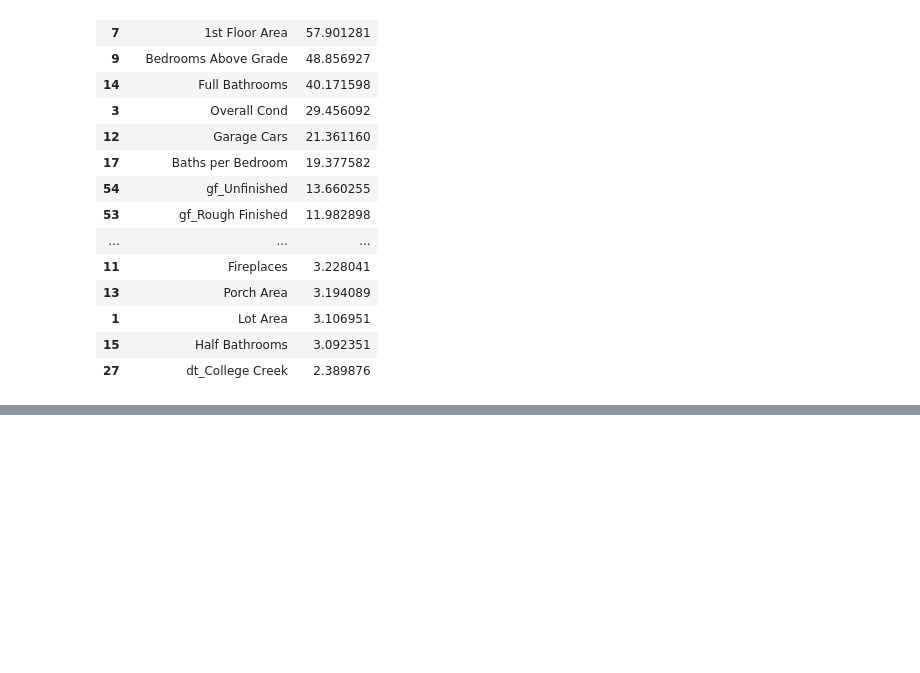
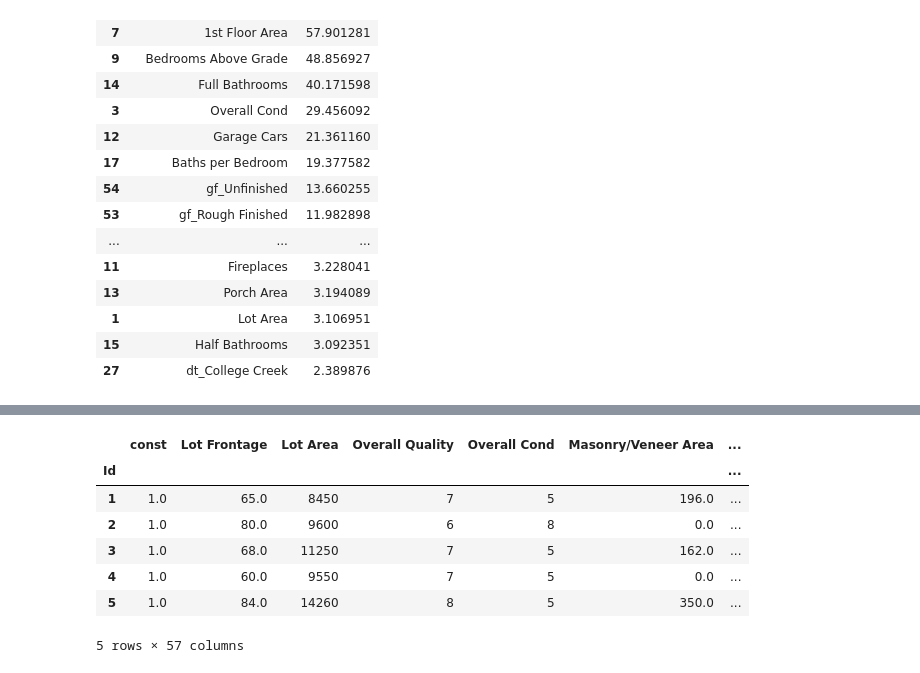
Before and after one commit to IKSHRESTHA/Data-Understanding-Assignment-MTSU, a Jupyter notebook: HW05/HW05_ShresthaK.ipynb, the cells around one changed output, grey strips where cells are left out. Saved outputs shown, nothing was run; the diff lists cells and outputs as text; code cells hidden in the pictures; blank space fills up the shorter version.

```diff
--- a/HW05/HW05_ShresthaK.ipynb
+++ b/HW05/HW05_ShresthaK.ipynb
@@ -649,0 +676,14 @@ vif.head(20)  # Show top 20 features with highest VIF
+# %%
+# Drop Garage Finish features from X
+gf_features = ['gf_Rough Finished', 'gf_Unfinished', 'gf_Finished']
+X_new = X.drop(columns=gf_features)
+X_new.head()
+# %% [output]
+|  | const | Lot Frontage | Lot Area | Overall Quality | Overall Cond | Masonry/Veneer Area | ... |
+| Id |  |  |  |  |  |  | ... |
+| 1 | 1.0 | 65.0 | 8450 | 7 | 5 | 196.0 | ... |
+| 2 | 1.0 | 80.0 | 9600 | 6 | 8 | 0.0 | ... |
+| 3 | 1.0 | 68.0 | 11250 | 7 | 5 | 162.0 | ... |
+| 4 | 1.0 | 60.0 | 9550 | 7 | 5 | 0.0 | ... |
+| 5 | 1.0 | 84.0 | 14260 | 8 | 5 | 350.0 | ... |
+5 rows × 57 columns
```
Also changed, not shown: parts of 20 cells of this notebook.
